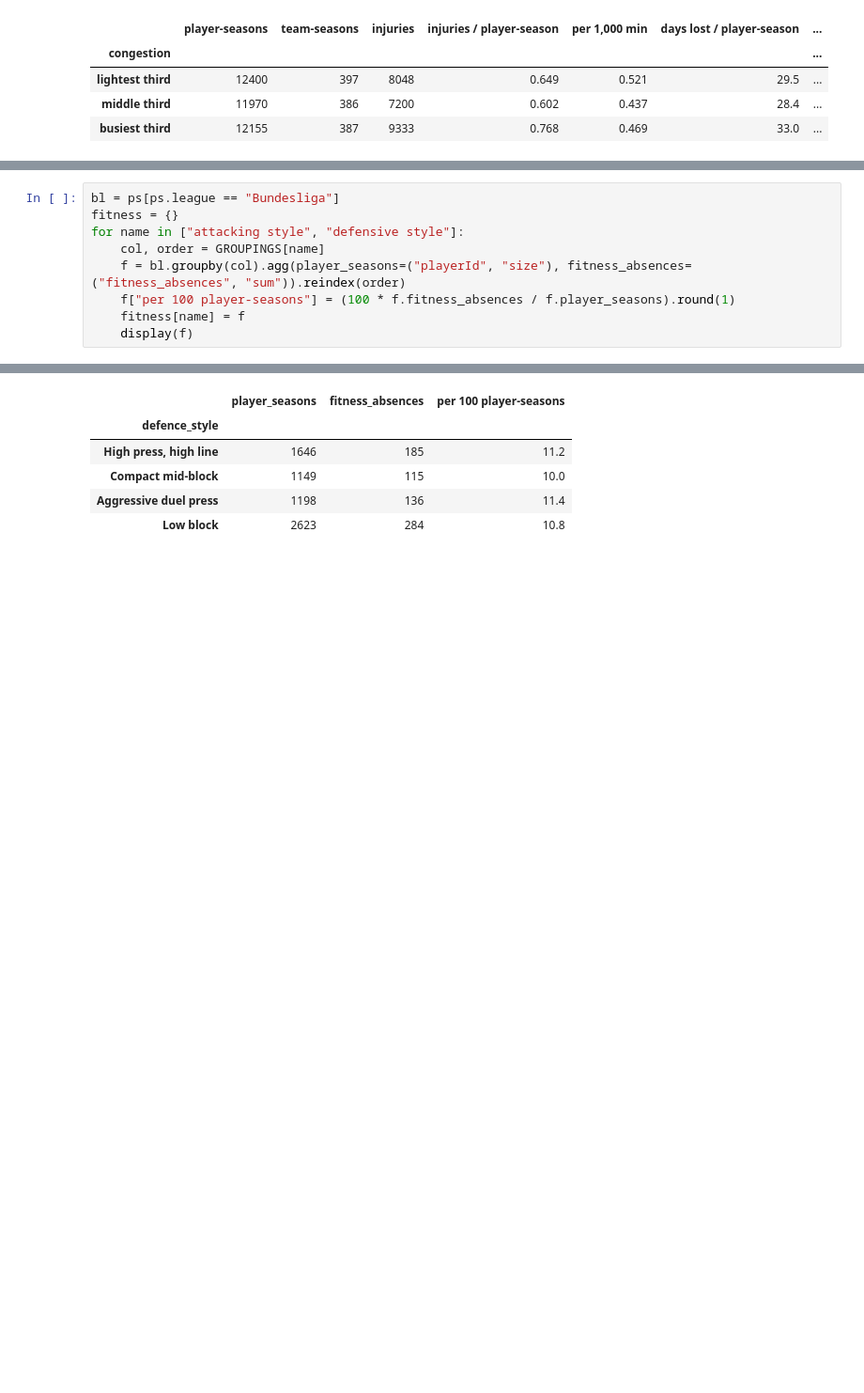
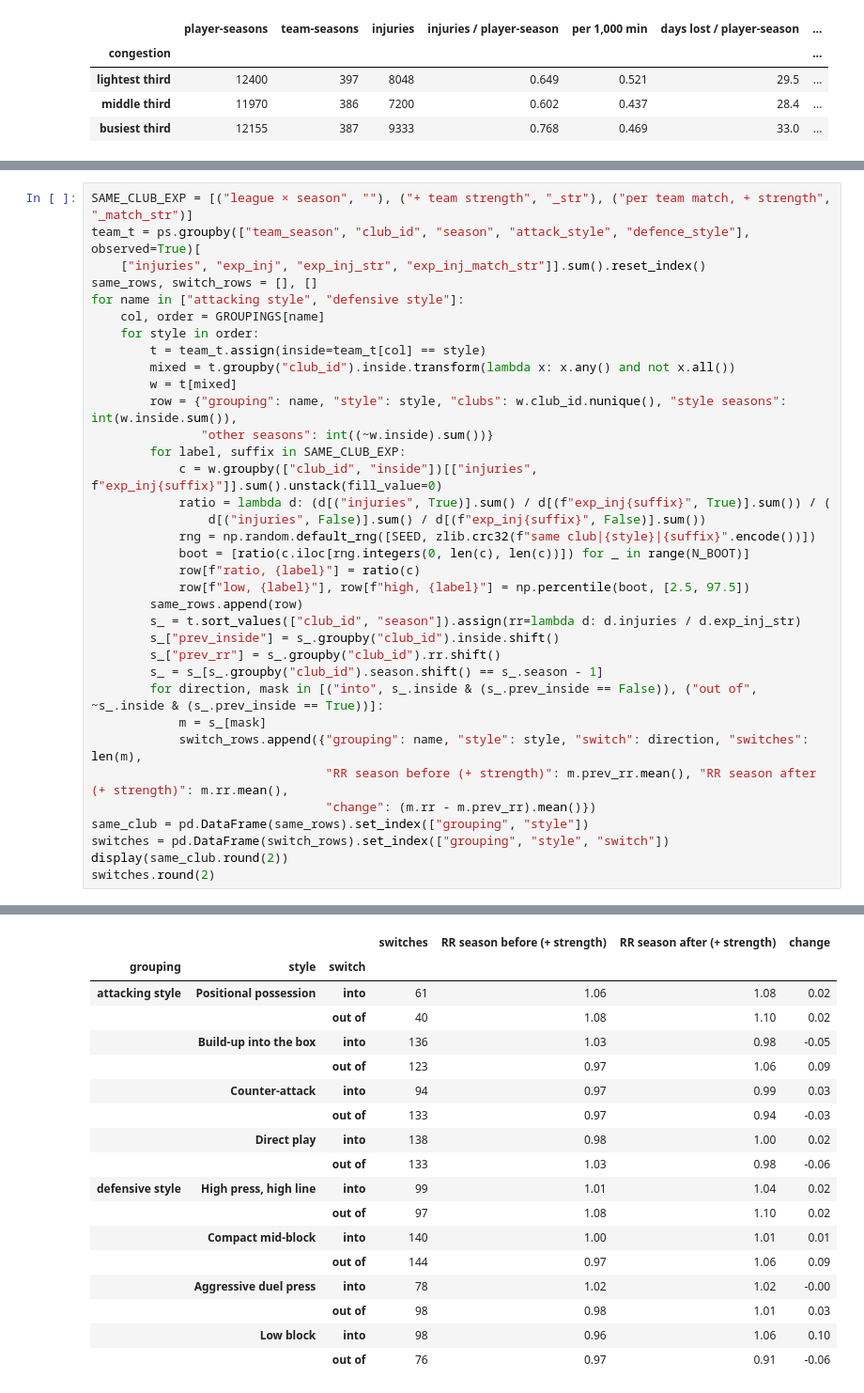
Before and after one commit to Mohammad99Shweiki/football-injuries, a Jupyter notebook: notebooks/05_injury_analysis.ipynb, the cells around one changed output, grey strips where cells are left out. Shown at 94% size. Saved outputs shown, nothing was run; the diff lists cells and outputs as text; blank space fills up the shorter version.

Commit message:
Phase 5: same club with and without each style, style switches; summary reframed (style or schedule)
Co-Authored-By: Claude Opus 5.5 <noreply@anthropic.com>

```diff
--- a/notebooks/05_injury_analysis.ipynb
+++ b/notebooks/05_injury_analysis.ipynb
@@ -796,10 +797,36 @@ compared by style within the Bundesliga.
 # %%
-bl = ps[ps.league == "Bundesliga"]
-fitness = {}
+SAME_CLUB_EXP = [("league × season", ""), ("+ team strength", "_str"), ("per team match, + strength", "_match_str")]
+team_t = ps.groupby(["team_season", "club_id", "season", "attack_style", "defence_style"], observed=True)[
+    ["injuries", "exp_inj", "exp_inj_str", "exp_inj_match_str"]].sum().reset_index()
+same_rows, switch_rows = [], []
 for name in ["attacking style", "defensive style"]:
     col, order = GROUPINGS[name]
-    f = bl.groupby(col).agg(player_seasons=("playerId", "size"), fitness_absences=("fitness_absences", "sum")).reindex(order)
-    f["per 100 player-seasons"] = (100 * f.fitness_absences / f.player_seasons).round(1)
-    fitness[name] = f
-    display(f)
+    for style in order:
+        t = team_t.assign(inside=team_t[col] == style)
+        mixed = t.groupby("club_id").inside.transform(lambda x: x.any() and not x.all())
+        w = t[mixed]
+        row = {"grouping": name, "style": style, "clubs": w.club_id.nunique(), "style seasons": int(w.inside.sum()),
+               "other seasons": int((~w.inside).sum())}
+        for label, suffix in SAME_CLUB_EXP:
+            c = w.groupby(["club_id", "inside"])[["injuries", f"exp_inj{suffix}"]].sum().unstack(fill_value=0)
+            ratio = lambda d: (d[("injuries", True)].sum() / d[(f"exp_inj{suffix}", True)].sum()) / (
+                d[("injuries", False)].sum() / d[(f"exp_inj{suffix}", False)].sum())
+            rng = np.random.default_rng([SEED, zlib.crc32(f"same club|{style}|{suffix}".encode())])
+            boot = [ratio(c.iloc[rng.integers(0, len(c), len(c))]) for _ in range(N_BOOT)]
+            row[f"ratio, {label}"] = ratio(c)
+            row[f"low, {label}"], row[f"high, {label}"] = np.percentile(boot, [2.5, 97.5])
+        same_rows.append(row)
+        s_ = t.sort_values(["club_id", "season"]).assign(rr=lambda d: d.injuries / d.exp_inj_str)
+        s_["prev_inside"] = s_.groupby("club_id").inside.shift()
+        s_["prev_rr"] = s_.groupby("club_id").rr.shift()
+        s_ = s_[s_.groupby("club_id").season.shift() == s_.season - 1]
+        for direction, mask in [("into", s_.inside & (s_.prev_inside == False)), ("out of", ~s_.inside & (s_.prev_inside == True))]:
+            m = s_[mask]
+            switch_rows.append({"grouping": name, "style": style, "switch": direction, "switches": len(m),
+                                "RR season before (+ strength)": m.prev_rr.mean(), "RR season after (+ strength)": m.rr.mean(),
+                                "change": (m.rr - m.prev_rr).mean()})
+same_club = pd.DataFrame(same_rows).set_index(["grouping", "style"])
+switches = pd.DataFrame(switch_rows).set_index(["grouping", "style", "switch"])
+display(same_club.round(2))
+switches.round(2)
 # %% [output]
@@ -812,7 +843,19 @@ for name in ["attacking style", "defensive style"]:
-|  | player_seasons | fitness_absences | per 100 player-seasons |
-| defence_style |  |  |  |
-| High press, high line | 1646 | 185 | 11.2 |
-| Compact mid-block | 1149 | 115 | 10.0 |
-| Aggressive duel press | 1198 | 136 | 11.4 |
-| Low block | 2623 | 284 | 10.8 |
+|  |  |  | switches | RR season before (+ strength) | RR season after (+ strength) | change |
+| grouping | style | switch |  |  |  |  |
+| attacking style | Positional possession | into | 61 | 1.06 | 1.08 | 0.02 |
+|  |  | out of | 40 | 1.08 | 1.10 | 0.02 |
+|  | Build-up into the box | into | 136 | 1.03 | 0.98 | -0.05 |
+|  |  | out of | 123 | 0.97 | 1.06 | 0.09 |
+|  | Counter-attack | into | 94 | 0.97 | 0.99 | 0.03 |
+|  |  | out of | 133 | 0.97 | 0.94 | -0.03 |
+|  | Direct play | into | 138 | 0.98 | 1.00 | 0.02 |
+|  |  | out of | 133 | 1.03 | 0.98 | -0.06 |
+| defensive style | High press, high line | into | 99 | 1.01 | 1.04 | 0.02 |
+|  |  | out of | 97 | 1.08 | 1.10 | 0.02 |
+|  | Compact mid-block | into | 140 | 1.00 | 1.01 | 0.01 |
+|  |  | out of | 144 | 0.97 | 1.06 | 0.09 |
+|  | Aggressive duel press | into | 78 | 1.02 | 1.02 | -0.00 |
+|  |  | out of | 98 | 0.98 | 1.01 | 0.03 |
+|  | Low block | into | 98 | 0.96 | 1.06 | 0.10 |
+|  |  | out of | 76 | 0.97 | 0.91 | -0.06 |
 # %% [markdown]
```
Also changed, not shown: parts of 42 cells of this notebook, 5 other files.
